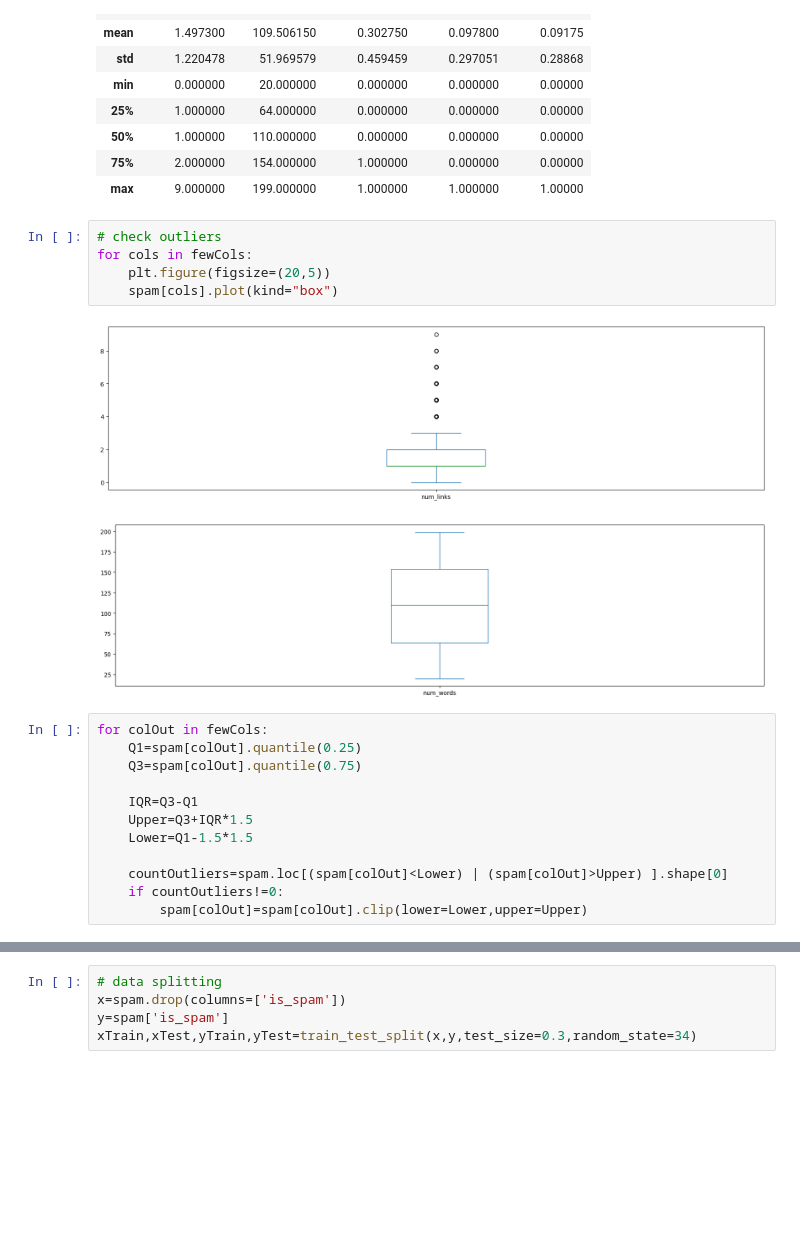
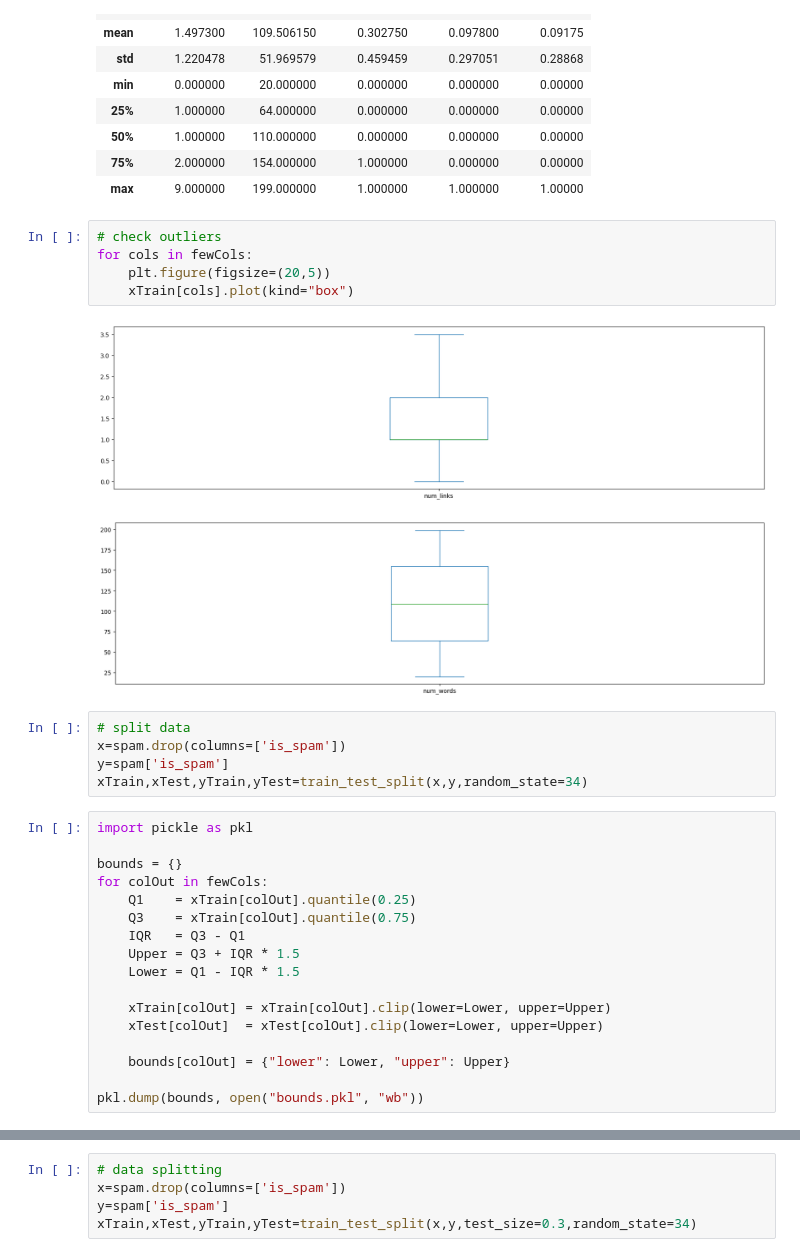
Before and after one commit to thePython2016/Spam-prediction-model, a Jupyter notebook: spam.ipynb, the cells around one changed output, grey strips where cells are left out. Saved outputs shown, nothing was run; the diff lists cells and outputs as text; blank space fills up the shorter version.

```diff
--- a/spam.ipynb
+++ b/spam.ipynb
@@ -52,23 +52,33 @@ spam.describe()
 # %%
 # check outliers
 for cols in fewCols:
     plt.figure(figsize=(20,5))
-    spam[cols].plot(kind="box")
+    xTrain[cols].plot(kind="box")
 # %% [output]
-[figure, old version]
+[figure, new version]
 [figure]
+# %%
+# split data
+x=spam.drop(columns=['is_spam'])
+y=spam['is_spam']
+xTrain,xTest,yTrain,yTest=train_test_split(x,y,random_state=34)
 # %%
+import pickle as pkl
+
+bounds = {}
 for colOut in fewCols:
-    Q1=spam[colOut].quantile(0.25)
-    Q3=spam[colOut].quantile(0.75)
+    Q1    = xTrain[colOut].quantile(0.25)
+    Q3    = xTrain[colOut].quantile(0.75)
+    IQR   = Q3 - Q1
+    Upper = Q3 + IQR * 1.5
+    Lower = Q1 - IQR * 1.5
 
-    IQR=Q3-Q1
-    Upper=Q3+IQR*1.5
-    Lower=Q1-1.5*1.5
+    xTrain[colOut] = xTrain[colOut].clip(lower=Lower, upper=Upper)
+    xTest[colOut]  = xTest[colOut].clip(lower=Lower, upper=Upper)
 
-    countOutliers=spam.loc[(spam[colOut]<Lower) | (spam[colOut]>Upper) ].shape[0]
-    if countOutliers!=0:
-        spam[colOut]=spam[colOut].clip(lower=Lower,upper=Upper)
+    bounds[colOut] = {"lower": Lower, "upper": Upper}
+
+pkl.dump(bounds, open("bounds.pkl", "wb"))
 # %%
 # skewness
 for skew in fewCols:
```
Also changed, not shown: parts of 10 cells of this notebook, 2 other files.
